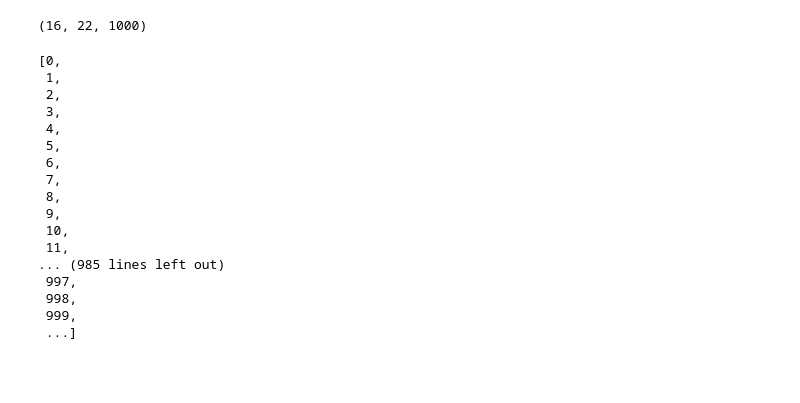
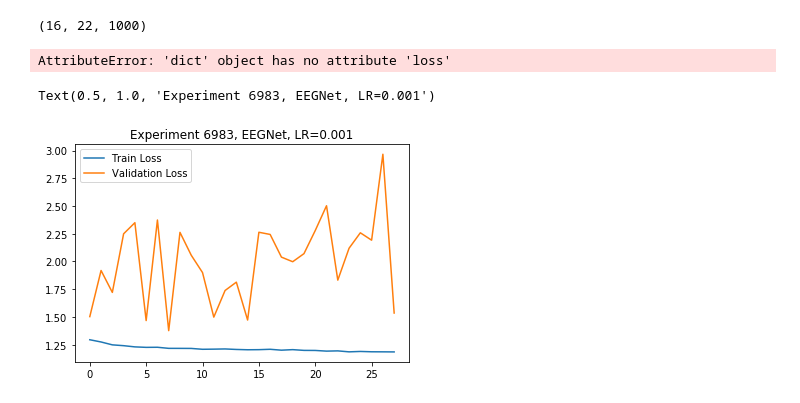
Before and after one commit to Saqibm128/eeg-tuh-miblab-baseline, a Jupyter notebook: DEBUG.ipynb, the cells around one changed output. Saved outputs shown, nothing was run; the diff lists cells and outputs as text; code cells hidden in the pictures; blank space fills up the shorter version.

```diff
--- a/DEBUG.ipynb
+++ b/DEBUG.ipynb
@@ -28,23 +28,3 @@ data = dg.EdfDataGenerator((trainFile["train_x"][()], trainFile["train_y"][()]),
 data[10][0].shape
 # %% [output]
 (16, 22, 1000)
-# %%
-data.list_IDs
-# %% [output]
-[0,
- 1,
- 2,
- 3,
- 4,
- 5,
- 6,
- 7,
- 8,
- 9,
- 10,
- 11,
-... (985 lines left out)
- 997,
- 998,
- 999,
- ...]
@@ -52,0 +33,12 @@ dg.list_IDs
+# %%
+history.loss
+# %% [output]
+AttributeError: 'dict' object has no attribute 'loss'
+# %%
+plt.plot(history["loss"])
+plt.plot(history["val_loss"])
+plt.legend(["Train Loss", "Validation Loss"])
+plt.title("Experiment 6983, EEGNet, LR=0.001")
+# %% [output]
+Text(0.5, 1.0, 'Experiment 6983, EEGNet, LR=0.001')
+[figure, added]
```
Also changed, not shown: parts of 43 cells of this notebook, 6 other files.
